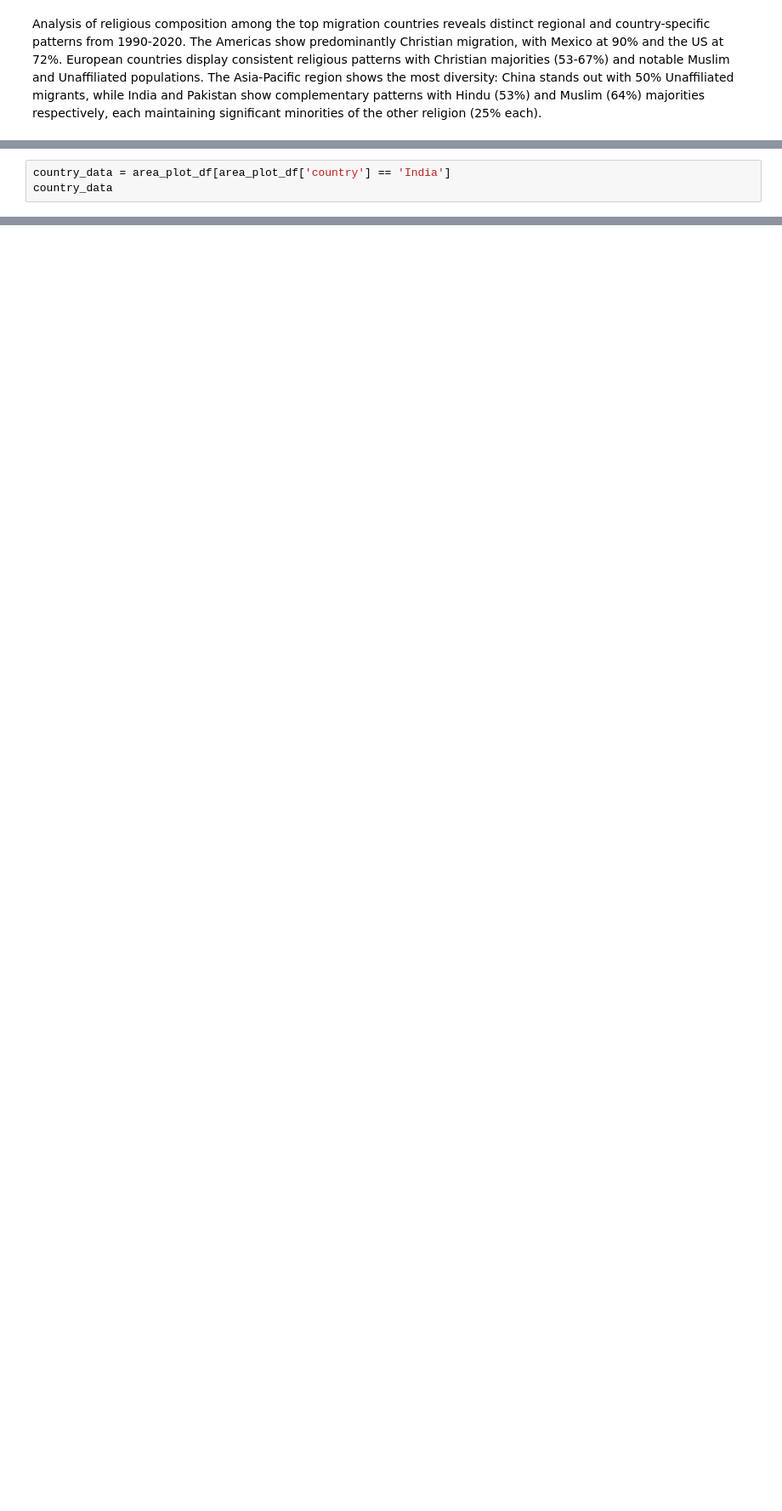
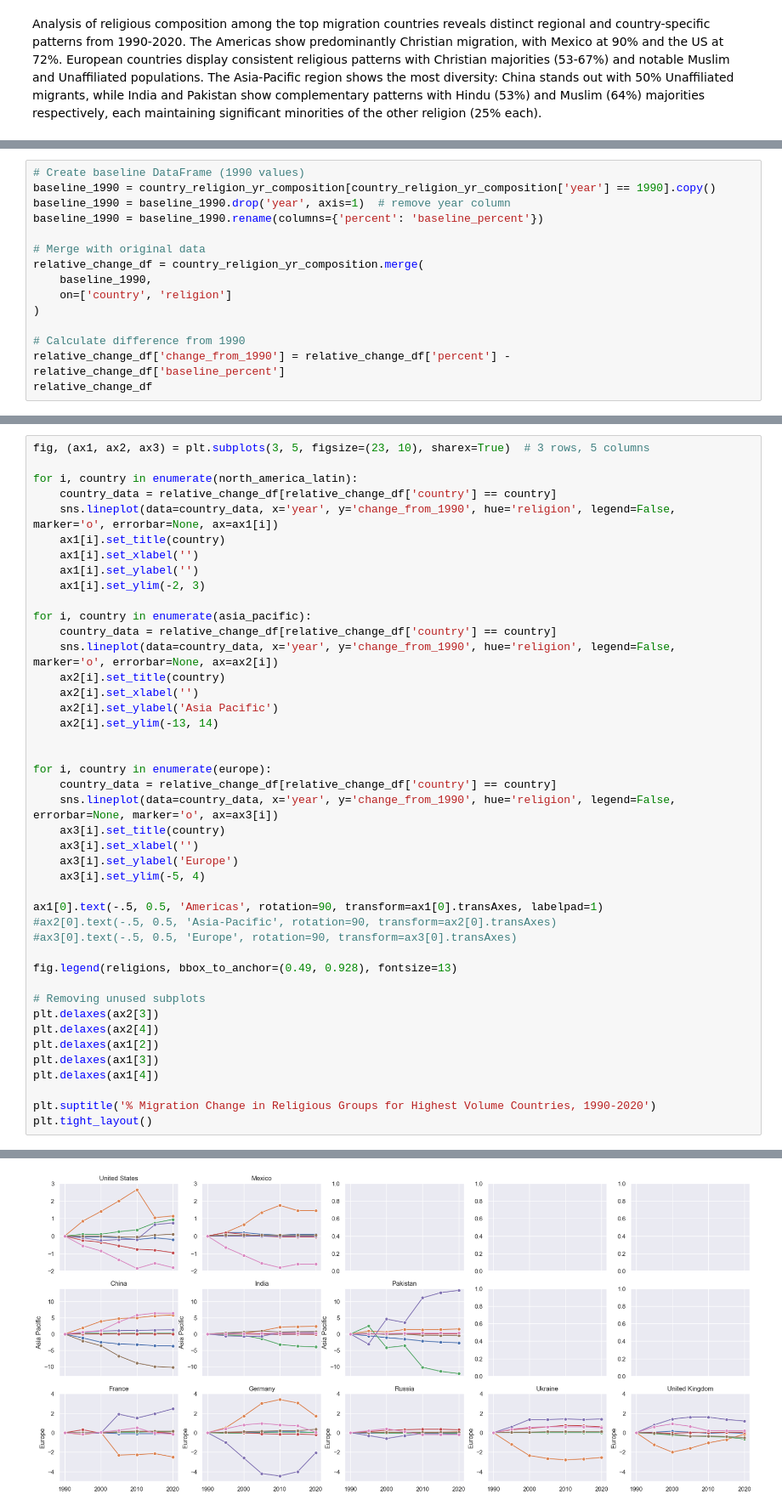
Before and after one commit to kmogarro/portfolio, a Jupyter notebook: python-projects/Global_Religious_Migration_Analysis_1990-2020/global_religious_migration_1990-2020_v3.ipynb, the cells around one changed output, grey strips where cells are left out. Shown at 85% size. Saved outputs shown, nothing was run; the diff lists cells and outputs as text; blank space fills up the shorter version.

```diff
--- a/python-projects/Global_Religious_Migration_Analysis_1990-2020/global_religious_migration_1990-2020_v3.ipynb
+++ b/python-projects/Global_Religious_Migration_Analysis_1990-2020/global_religious_migration_1990-2020_v3.ipynb
@@ -573,3 +584,0 @@ for i, country in enumerate(asia_pacific):
-# %%
-country_data = area_plot_df[area_plot_df['country'] == 'India']
-country_data
@@ -584,0 +585,15 @@ country_data
+# %%
+# Create baseline DataFrame (1990 values)
+baseline_1990 = country_religion_yr_composition[country_religion_yr_composition['year'] == 1990].copy()
+baseline_1990 = baseline_1990.drop('year', axis=1)  # remove year column
+baseline_1990 = baseline_1990.rename(columns={'percent': 'baseline_percent'})
+
+# Merge with original data
+relative_change_df = country_religion_yr_composition.merge(
+    baseline_1990,
+    on=['country', 'religion']
+)
+
+# Calculate difference from 1990
+relative_change_df['change_from_1990'] = relative_change_df['percent'] - relative_change_df['baseline_percent']
+relative_change_df
@@ -584,0 +614,44 @@ country_data
+# %%
+fig, (ax1, ax2, ax3) = plt.subplots(3, 5, figsize=(23, 10), sharex=True)  # 3 rows, 5 columns
+
+for i, country in enumerate(north_america_latin):
+    country_data = relative_change_df[relative_change_df['country'] == country]
+    sns.lineplot(data=country_data, x='year', y='change_from_1990', hue='religion', legend=False, marker='o', errorbar=None, ax=ax1[i])
+    ax1[i].set_title(country)
+    ax1[i].set_xlabel('')
+    ax1[i].set_ylabel('')
+    ax1[i].set_ylim(-2, 3)
+
+for i, country in enumerate(asia_pacific):
+    country_data = relative_change_df[relative_change_df['country'] == country]
+    sns.lineplot(data=country_data, x='year', y='change_from_1990', hue='religion', legend=False, marker='o', errorbar=None, ax=ax2[i])
+    ax2[i].set_title(country)
+    ax2[i].set_xlabel('')
+    ax2[i].set_ylabel('Asia Pacific')
+    ax2[i].set_ylim(-13, 14)
+
+
+for i, country in enumerate(europe):
+    country_data = relative_change_df[relative_change_df['country'] == country]
+    sns.lineplot(data=country_data, x='year', y='change_from_1990', hue='religion', legend=False, errorbar=None, marker='o', ax=ax3[i])
+    ax3[i].set_title(country)
+    ax3[i].set_xlabel('')
+    ax3[i].set_ylabel('Europe')
+    ax3[i].set_ylim(-5, 4)
+
+ax1[0].text(-.5, 0.5, 'Americas', rotation=90, transform=ax1[0].transAxes, labelpad=1)
+#ax2[0].text(-.5, 0.5, 'Asia-Pacific', rotation=90, transform=ax2[0].transAxes)
+#ax3[0].text(-.5, 0.5, 'Europe', rotation=90, transform=ax3[0].transAxes)
+
+fig.legend(religions, bbox_to_anchor=(0.49, 0.928), fontsize=13)
+
+# Removing unused subplots
+plt.delaxes(ax2[3])
+plt.delaxes(ax2[4])
+plt.delaxes(ax1[2])
+plt.delaxes(ax1[3])
+plt.delaxes(ax1[4])
+
+plt.suptitle('% Migration Change in Religious Groups for Highest Volume Countries, 1990-2020')
+plt.tight_layout()
+# %% [output]
@@ -584,0 +659 @@ country_data
+[figure, added]
```
Also changed, not shown: parts of 6 cells of this notebook.
